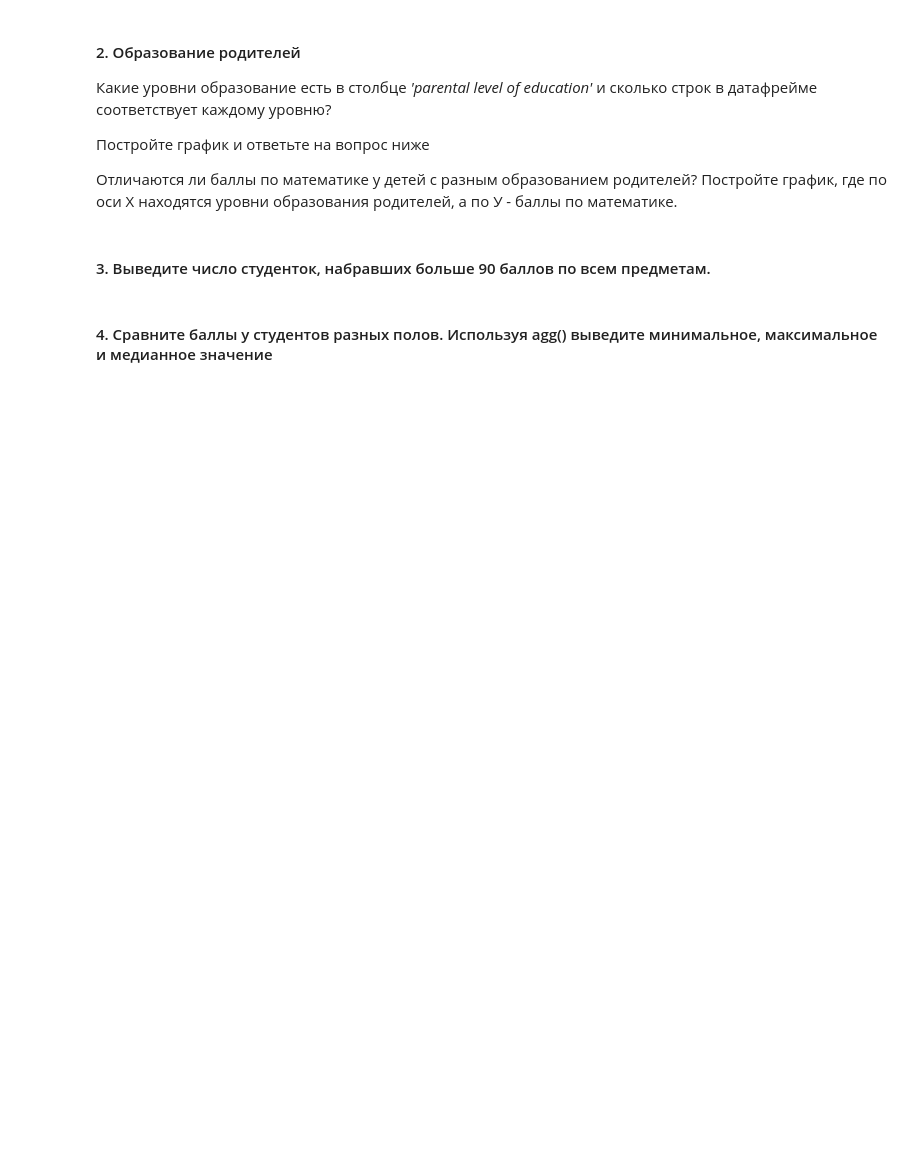
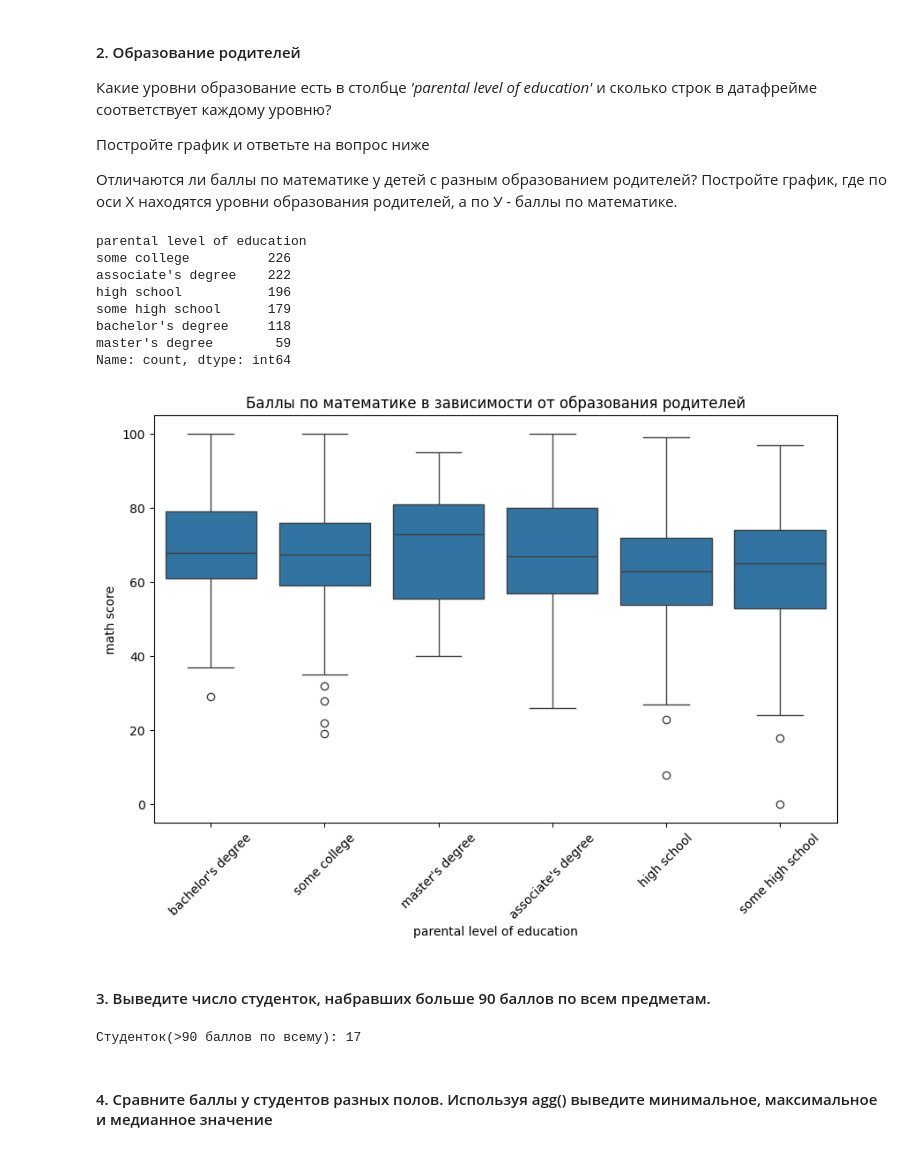
Before and after one commit to re-side/ml_basic, a Jupyter notebook: Практическая_работа_№3_Библиотека_Pandas.ipynb, the cells around one changed output. Cells and saved outputs as stored; diff of their text form; code cells hidden in the pictures; blank space fills up the shorter version.

```diff
--- a/Практическая_работа_№3_Библиотека_Pandas.ipynb
+++ b/Практическая_работа_№3_Библиотека_Pandas.ipynb
@@ -575,7 +593,36 @@ df
 
 Отличаются ли баллы по математике у детей с разным образованием родителей?
 Постройте график, где по оси Х находятся уровни образования родителей, а по У - баллы по математике.
+# %%
+print(df['parental level of education'].value_counts())
+
+plt.figure(figsize=(10, 6))
+sns.boxplot(data=df, x='parental level of education', y='math score')
+plt.xticks(rotation=45)
+plt.title('Баллы по математике в зависимости от образования родителей')
+plt.show()
+# %% [output]
+parental level of education
+some college          226
+associate's degree    222
+high school           196
+some high school      179
+bachelor's degree     118
+master's degree        59
+Name: count, dtype: int64
+[figure, added]
 # %% [markdown]
 #### 3. Выведите число студенток, набравших больше 90 баллов по всем предметам.
+# %%
+smart_girls = df[
+    (df['gender'] == 'female') &
+    (df['math score'] > 90) &
+    (df['reading score'] > 90) &
+    (df['writing score'] > 90)
+]
+
+print(f"Студенток(>90 баллов по всему): {smart_girls.shape[0]}")
+# %% [output]
+Студенток(>90 баллов по всему): 17
 # %% [markdown]
 #### 4. Сравните баллы у студентов разных полов. Используя agg() выведите минимальное, максимальное и медианное значение
```
Also changed, not shown: parts of 13 cells of this notebook.
